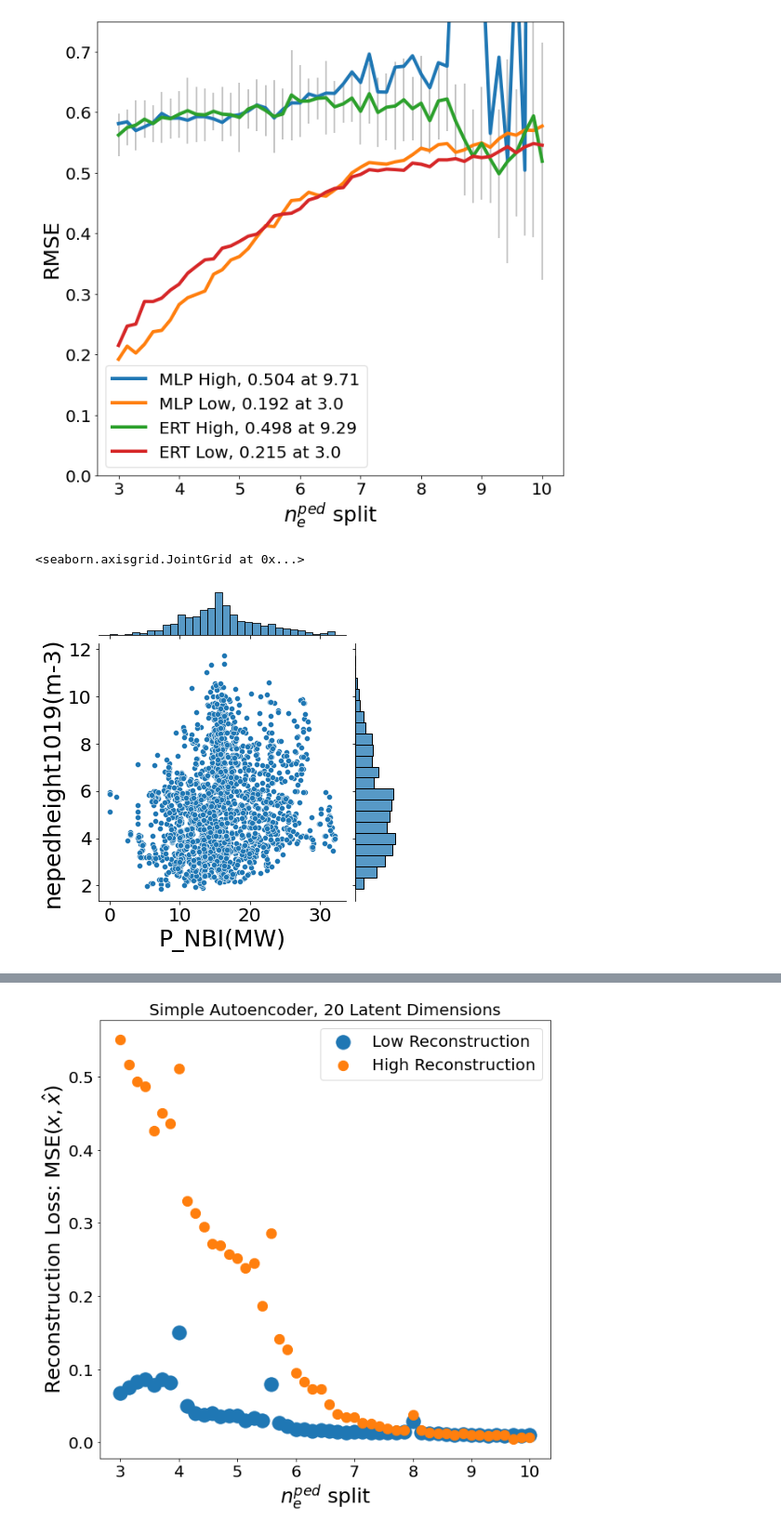
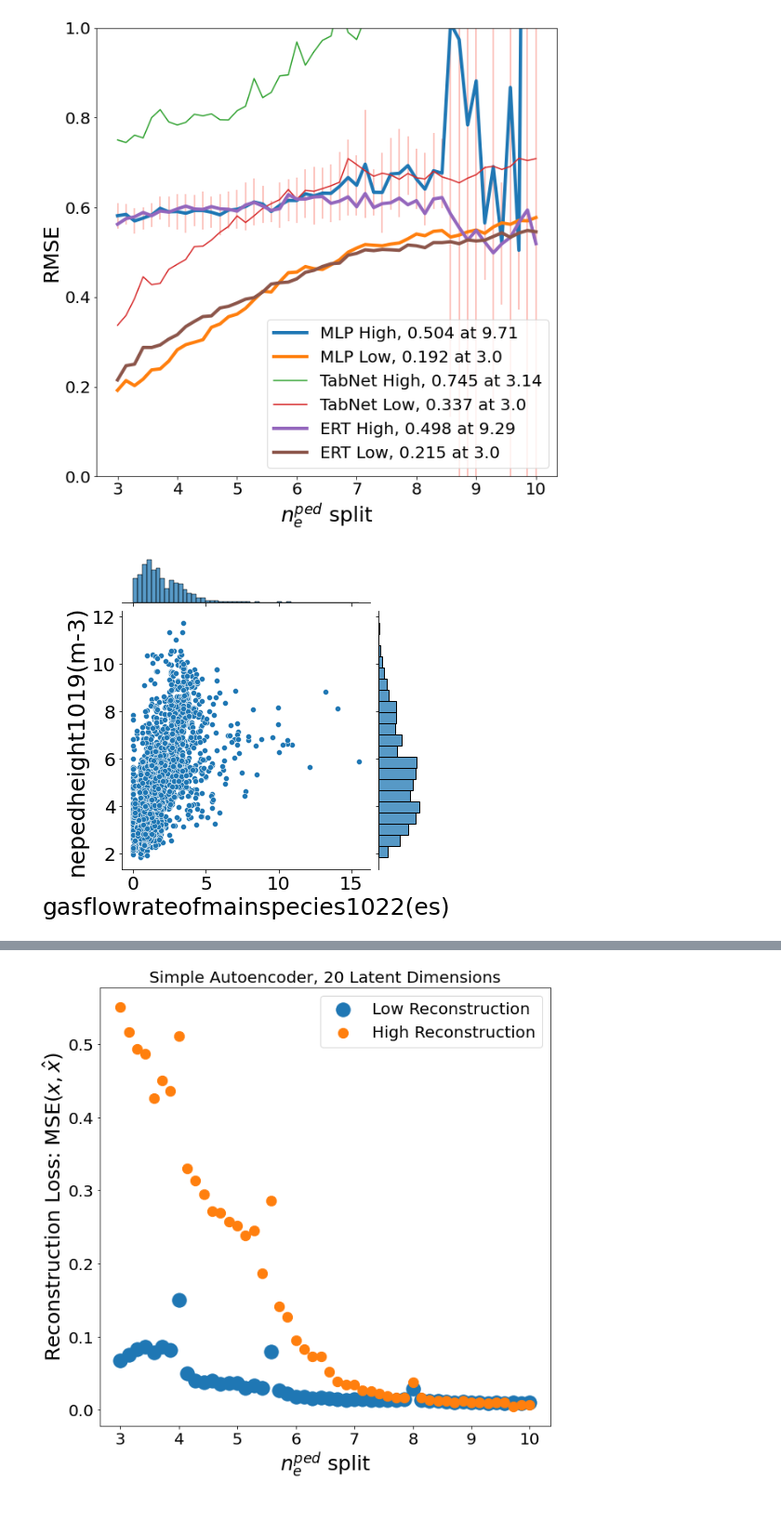
Before and after one commit to fusionby2030/greedy-pillows, a Jupyter notebook: src/the-great-split/out/plot-results.ipynb, the cells around one changed output, grey strips where cells are left out. Shown at 93% size. Saved outputs shown, nothing was run; the diff lists cells and outputs as text; code cells hidden in the pictures.

Commit message:
Add results from great split,  restructure transfer learning experiment

```diff
--- a/src/the-great-split/out/plot-results.ipynb
+++ b/src/the-great-split/out/plot-results.ipynb
@@ -48,31 +48,31 @@ fig1 = plt.figure(figsize=(10, 10))
 plt.plot(splits, MLP_results['HnM_test'], lw=4,label='MLP High, {:.3} at {:.3}'.format(best_MLP_high, best_MLP_high_split[0][0]))
 plt.plot(splits, MLP_results['LnM_test'], lw=4,label='MLP Low, {:.3} at {:.3}'.format(best_MLP_low, best_MLP_low_split[0][0]))
 # plt.errorbar(splits, MLP_results['HnM_test'], fmt='none', yerr=MLP_results['HnM_test_std'], alpha=0.6, color='black')
-# plt.plot(splits, TabNet_results['HnM_test'], label='TabNet High, {:.3} at {:.3}'.format(best_TabNet_high, best_TabNet_high_split[0][0]))
-# plt.plot(splits, TabNet_results['LnM_test'], label='TabNet Low, {:.3} at {:.3}'.format(best_TabNet_low, best_TabNet_low_split[0][0]))
-# plt.errorbar(splits, MLP_results['HnM_test'], fmt='none', yerr=MLP_results['HnM_test_std'], alpha=0.6, color='grey')
+plt.plot(splits, TabNet_results['HnM_test'], label='TabNet High, {:.3} at {:.3}'.format(best_TabNet_high, best_TabNet_high_split[0][0]))
+plt.plot(splits, TabNet_results['LnM_test'], label='TabNet Low, {:.3} at {:.3}'.format(best_TabNet_low, best_TabNet_low_split[0][0]))
+
 plt.plot(splits, ERT_results['HnM_test'],lw=4, label='ERT High, {:.3} at {:.3}'.format(best_ERT_high, best_ERT_high_split[0][0]))
 plt.plot(splits, ERT_results['LnM_test'],lw=4, label='ERT Low, {:.3} at {:.3}'.format(best_ERT_low, best_ERT_low_split[0][0]))
-plt.errorbar(splits, ERT_results['HnM_test'], fmt='none', yerr=ERT_results['HnM_test_std'], alpha=0.6, color='grey')
-
+# plt.errorbar(splits, ERT_results['HnM_test'], fmt='none', yerr=ERT_results['HnM_test_std'], alpha=0.6, color='grey')
+plt.errorbar(splits, MLP_results['HnM_test'], fmt='none', yerr=MLP_results['HnM_test_std'], alpha=0.6, color='salmon')
 
 plt.xlabel('$n_e^{ped}$ split')
 plt.ylabel('RMSE')
-plt.ylim(0, 0.75)
+plt.ylim(0, 1.0)
 plt.legend()
 plt.show()
 # %% [output]
-[figure, old version]
+[figure, new version]
 # %%
-df = pd.read_csv('/home/adam/data/seperatrix_dataset.csv')
+df = pd.read_csv('/home/adam/ENR_Sven/data-general/seperatrix_dataset.csv')
 df_both = df[['Ip(MA)', 'B(T)', 'a(m)', 'averagetriangularity', 'P_NBI(MW)', 'P_ICRH(MW)','P_TOTPNBIPohmPICRH-Pshi(MW)','plasmavolume(m3)', 'q95', 'gasflowrateofmainspecies1022(es)', 'nepedheight1019(m-3)']]
 
 df_both.describe()
-
-sns.jointplot(data=df_both, x='P_NBI(MW)', y='nepedheight1019(m-3)')
+col = 'gasflowrateofmainspecies1022(es)'
+sns.jointplot(data=df_both, x=col, y='nepedheight1019(m-3)')
+plt.show()
 # %% [output]
-<seaborn.axisgrid.JointGrid at 0x...>
-[figure, old version]
+[figure, new version]
 # %%
 
 around_8 = df_both[(df_both['nepedheight1019(m-3)'] > 7.9) & (df_both['nepedheight1019(m-3)'] < 8.2)]
```
Also changed, not shown: parts of 15 cells of this notebook, 33 other files.
